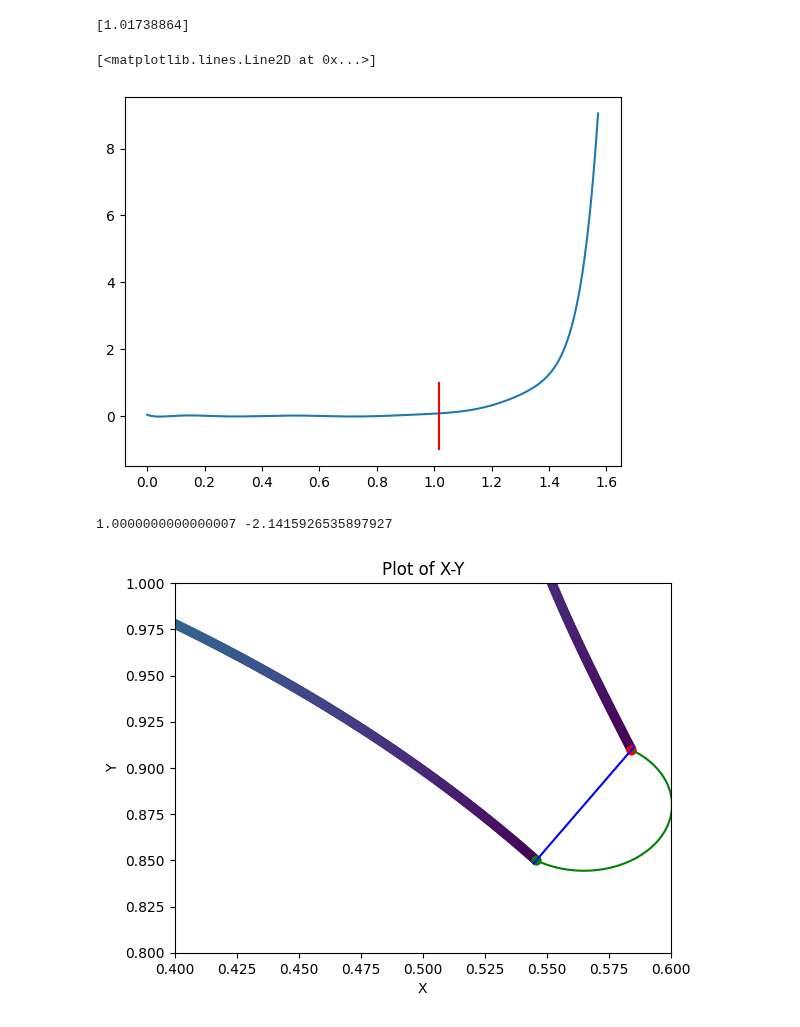
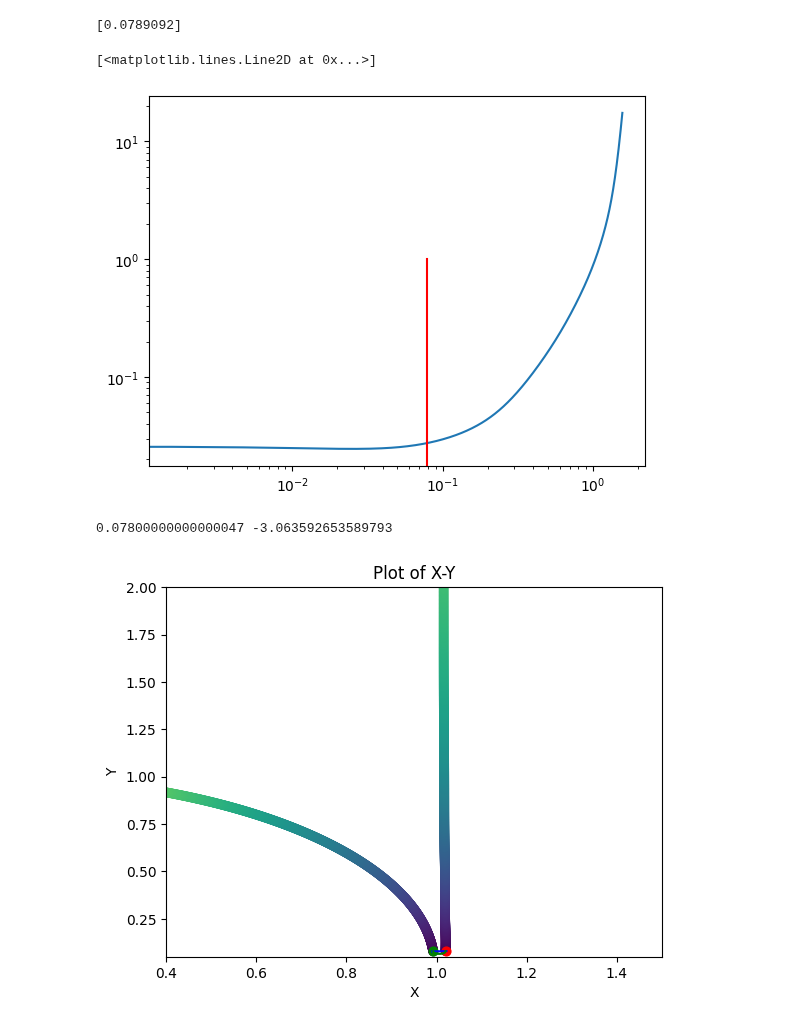
Before and after one commit to comphy-lab/HoleySheet, a Jupyter notebook: outEqshape_01.ipynb, the cells around one changed output. Drawn from its saved outputs; the diff is of its cells as text; code cells hidden in the pictures.

```diff
--- a/outEqshape_01.ipynb
+++ b/outEqshape_01.ipynb
@@ -36,8 +36,8 @@ import matplotlib.pyplot as plt
 import numpy as np
 from scipy.optimize import fsolve
 
-x1, y1, theta1 = readfile('facet1_1005')
-x2, y2, theta2 = readfile('facet2_1005')
+x1, y1, theta1 = readfile('facet1')
+x2, y2, theta2 = readfile('facet2')
 
 
 
@@ -78,20 +78,22 @@ def func(theta):
     # Interpolate r_fit1 and r_fit2 at the given theta
     r1 = np.interp(theta, theta_fit, r_fit1)
     r2 = np.interp(theta, theta_fit, r_fit2)
-    return r1 - r2 - 0.08
+    return r1 - r2 - 0.0275
 
 # Find theta at which r_fit1-r_fit2 is 1e-3
-theta_sol = fsolve(func, 1.2)
+theta_sol = fsolve(func, .10)
 print(theta_sol)
+plt.xscale('log')
+plt.yscale('log')
 plt.plot([theta_sol, theta_sol], [-1, 1], 'r-')
 # %% [output]
-[1.01738864]
+[0.0789092]
 [<matplotlib.lines.Line2D at 0x...>]
-[figure, old version]
+[figure, new version]
 # %%
 plt.clf()
 
-theta_target = 1
+theta_target = 0.078
 theta_fit = np.linspace(theta_target, np.pi/2, 1000)
 r_fit1 = fitradius(r1, theta1, theta_fit)
 
@@ -152,34 +154,34 @@ y1_fit = r_fit1 * np.sin(theta_fit)
 
 # mask1 = y1_fit <= 4.0
 # x1_fit = x1_fit[mask1]
 # y1_fit = y1_fit[mask1]
 # theta_fit = theta_fit[mask1]
 
 data1 = np.column_stack((x1_fit, y1_fit))
 data2 = np.column_stack((x2_fit, y2_fit))
 
 # data3 = np.column_stack((x_line, y_line))
 data3 = np.column_stack((x_semi_circle, y_semi_circle))
 
 data4 = np.vstack((data1, data3, data2))
 data4_reversed = data4[::-1]
 
 # Save the combined array to a text file
 np.savetxt('f3.txt', data4_reversed, delimiter='\t')
 
 
 plt.scatter(x1_point, y1_point, c='r', s=40, label='Point 1')
 plt.scatter(x2_point, y2_point, c='green', s=40, label='Point 2')
 
 plt.xlabel('X')
 plt.ylabel('Y')
 plt.title('Plot of X-Y')
 # plt.axis('equal')
 # plt.ylim(0,4)
 # plt.xlim(0,4)
-plt.ylim(0.8,1)
-plt.xlim(0.4,0.6)
+plt.ylim(0.05,2)
+plt.xlim(0.4,1.5)
 plt.show()
 # %% [output]
-1.0000000000000007 -2.1415926535897927
+0.07800000000000047 -3.063592653589793
-[figure, old version]
+[figure, new version]
```
Also changed, not shown: parts of 2 cells of this notebook.
